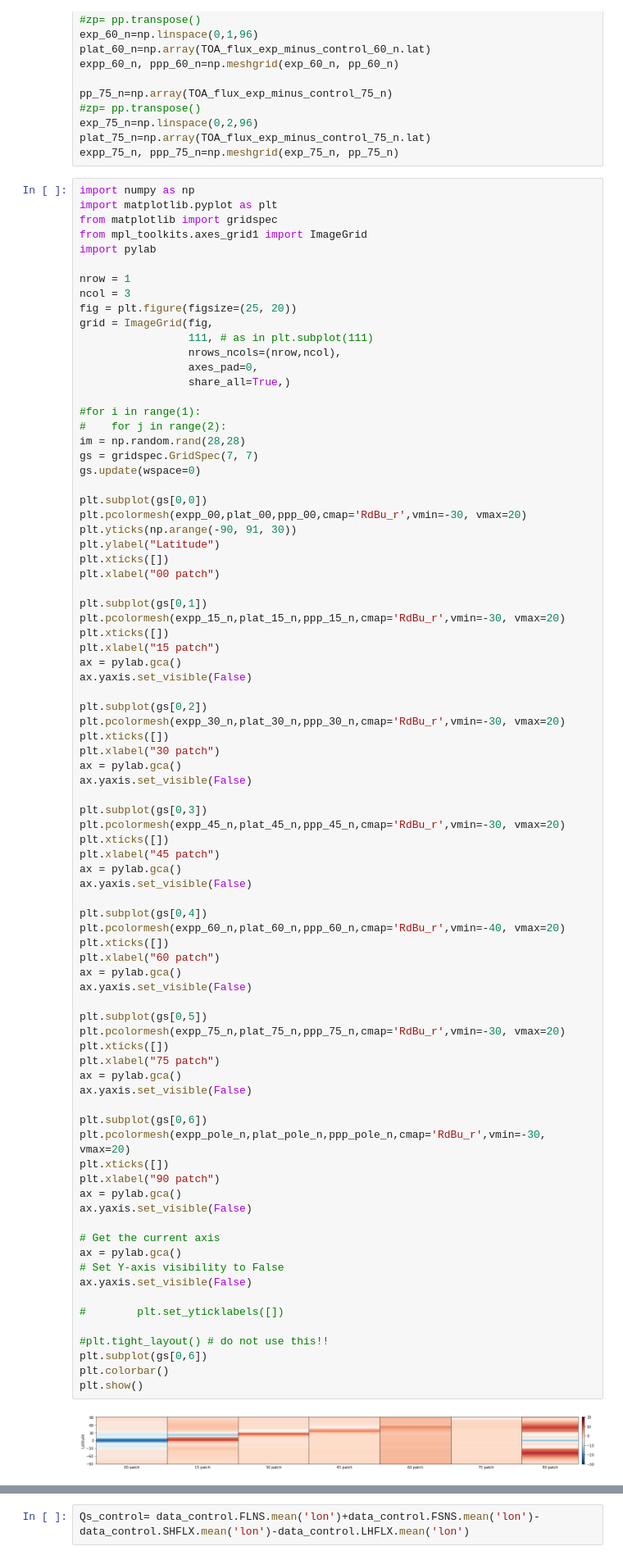
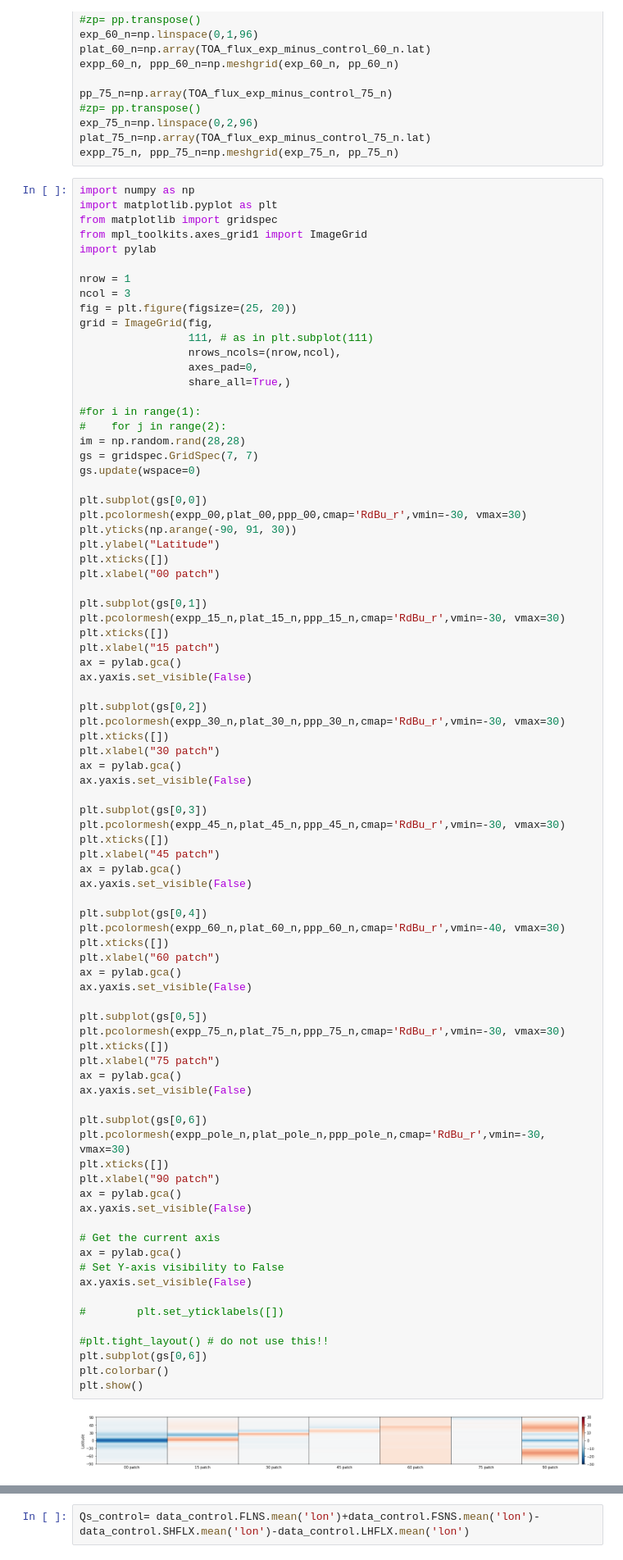
Before and after one commit to mailesasaki/cdds_sst_perturbations, a Jupyter notebook: Project_1_northpole.ipynb, the cells around one changed output, grey strips where cells are left out. Shown at 82% size. Saved outputs shown, nothing was run; the diff lists cells and outputs as text.

```diff
--- a/Project_1_northpole.ipynb
+++ b/Project_1_northpole.ipynb
@@ -127,67 +127,67 @@ gs = gridspec.GridSpec(7, 7)
 gs.update(wspace=0)
 
 plt.subplot(gs[0,0])
-plt.pcolormesh(expp_00,plat_00,ppp_00,cmap='RdBu_r',vmin=-30, vmax=20)
+plt.pcolormesh(expp_00,plat_00,ppp_00,cmap='RdBu_r',vmin=-30, vmax=30)
 plt.yticks(np.arange(-90, 91, 30))
 plt.ylabel("Latitude")
 plt.xticks([])
 plt.xlabel("00 patch")
 
 plt.subplot(gs[0,1])
-plt.pcolormesh(expp_15_n,plat_15_n,ppp_15_n,cmap='RdBu_r',vmin=-30, vmax=20)
+plt.pcolormesh(expp_15_n,plat_15_n,ppp_15_n,cmap='RdBu_r',vmin=-30, vmax=30)
 plt.xticks([])
 plt.xlabel("15 patch")
 ax = pylab.gca()
 ax.yaxis.set_visible(False)
 
 plt.subplot(gs[0,2])
-plt.pcolormesh(expp_30_n,plat_30_n,ppp_30_n,cmap='RdBu_r',vmin=-30, vmax=20)
+plt.pcolormesh(expp_30_n,plat_30_n,ppp_30_n,cmap='RdBu_r',vmin=-30, vmax=30)
 plt.xticks([])
 plt.xlabel("30 patch")
 ax = pylab.gca()
 ax.yaxis.set_visible(False)
 
 plt.subplot(gs[0,3])
-plt.pcolormesh(expp_45_n,plat_45_n,ppp_45_n,cmap='RdBu_r',vmin=-30, vmax=20)
+plt.pcolormesh(expp_45_n,plat_45_n,ppp_45_n,cmap='RdBu_r',vmin=-30, vmax=30)
 plt.xticks([])
 plt.xlabel("45 patch")
 ax = pylab.gca()
 ax.yaxis.set_visible(False)
 
 plt.subplot(gs[0,4])
-plt.pcolormesh(expp_60_n,plat_60_n,ppp_60_n,cmap='RdBu_r',vmin=-40, vmax=20)
+plt.pcolormesh(expp_60_n,plat_60_n,ppp_60_n,cmap='RdBu_r',vmin=-40, vmax=30)
 plt.xticks([])
 plt.xlabel("60 patch")
 ax = pylab.gca()
 ax.yaxis.set_visible(False)
 
 plt.subplot(gs[0,5])
-plt.pcolormesh(expp_75_n,plat_75_n,ppp_75_n,cmap='RdBu_r',vmin=-30, vmax=20)
+plt.pcolormesh(expp_75_n,plat_75_n,ppp_75_n,cmap='RdBu_r',vmin=-30, vmax=30)
 plt.xticks([])
 plt.xlabel("75 patch")
 ax = pylab.gca()
 ax.yaxis.set_visible(False)
 
 plt.subplot(gs[0,6])
-plt.pcolormesh(expp_pole_n,plat_pole_n,ppp_pole_n,cmap='RdBu_r',vmin=-30, vmax=20)
+plt.pcolormesh(expp_pole_n,plat_pole_n,ppp_pole_n,cmap='RdBu_r',vmin=-30, vmax=30)
 plt.xticks([])
 plt.xlabel("90 patch")
 ax = pylab.gca()
 ax.yaxis.set_visible(False)
 
 # Get the current axis
 ax = pylab.gca()
 # Set Y-axis visibility to False
 ax.yaxis.set_visible(False)
 
 #        plt.set_yticklabels([])
 
 #plt.tight_layout() # do not use this!!
 plt.subplot(gs[0,6])
 plt.colorbar()
 plt.show()
 # %% [output]
-[figure, old version]
+[figure, new version]
 # %%
 #Surface flux
 Qs_pole_n=(-data_pole_n.FLNS.mean('lon')+data_pole_n.FSNS.mean('lon')-data_pole_n.SHFLX.mean('lon')-data_pole_n.LHFLX.mean('lon'))-(-data_control.FLNS.mean('lon')+data_control.FSNS.mean('lon')-data_control.SHFLX.mean('lon')-data_control.LHFLX.mean('lon'))
```
Also changed, not shown: parts of 16 cells of this notebook.
